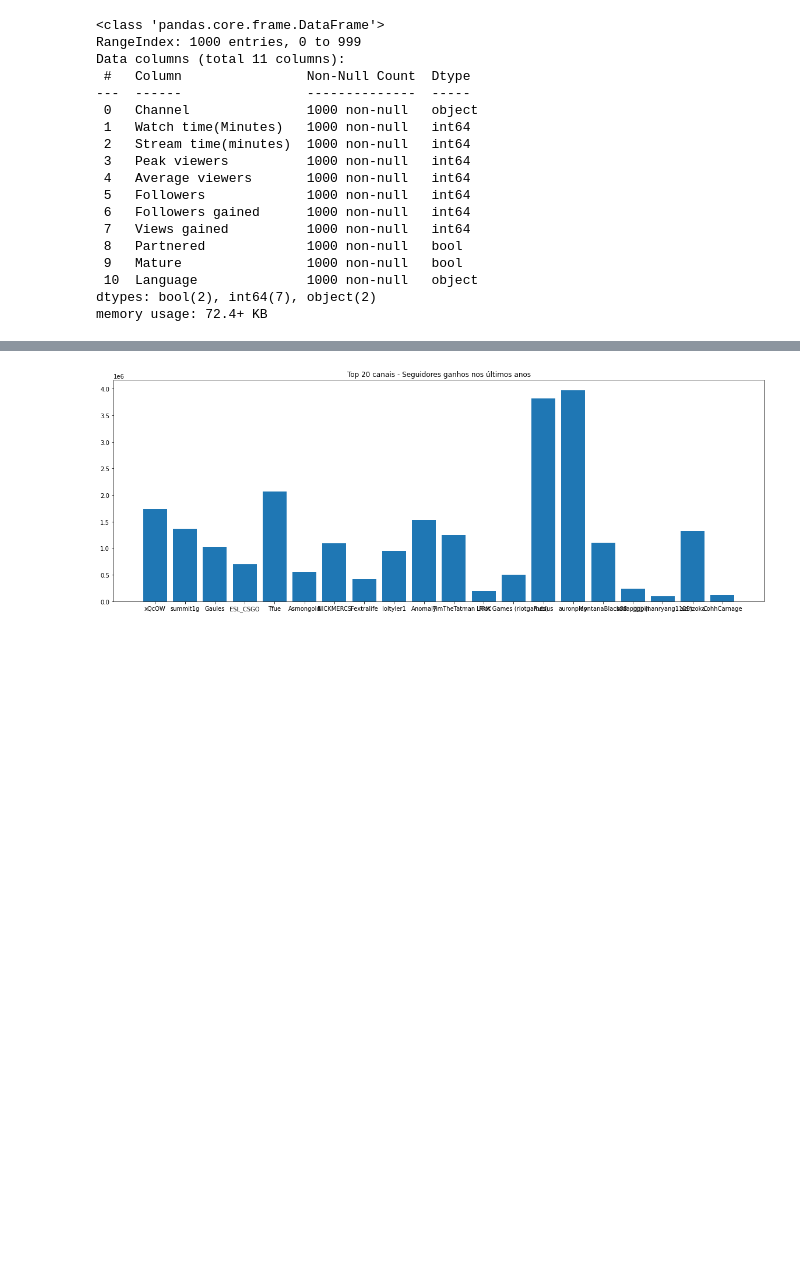
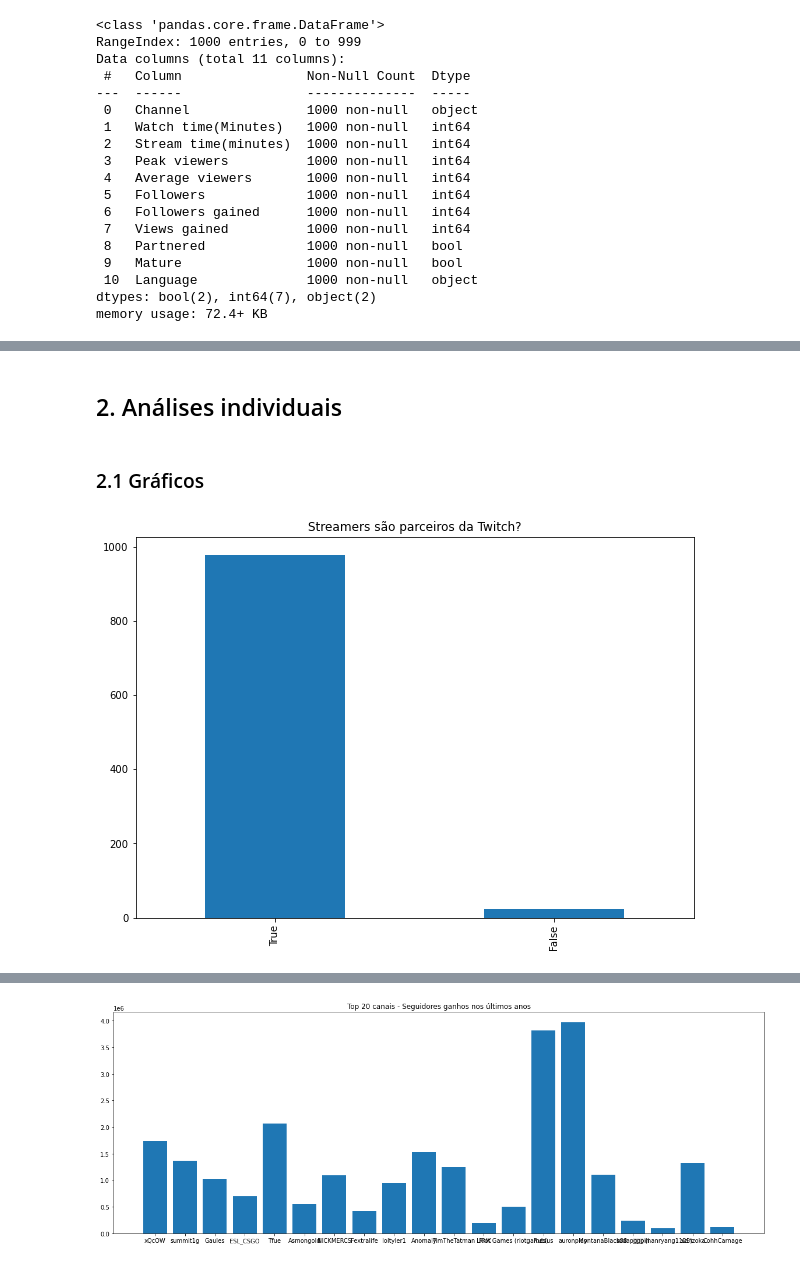
Before and after one commit to isabellazramos/data-pipeline, a Jupyter notebook: 3 - insights/analise_twitchdata.ipynb, the cells around one changed output, grey strips where cells are left out. Saved outputs shown, nothing was run; the diff lists cells and outputs as text; code cells hidden in the pictures; blank space fills up the shorter version.

```diff
--- a/3 - insights/analise_twitchdata.ipynb
+++ b/3 - insights/analise_twitchdata.ipynb
@@ -73,0 +84,11 @@ df.describe().T
+# %% [markdown]
+## 2. Análises individuais
+# %% [markdown]
+### 2.1 Gráficos
+# %%
+fig = plt.figure(figsize =(10, 7))
+fig = df['Partnered'].value_counts().plot.bar()
+fig.set_title('Streamers são parceiros da Twitch?')
+plt.show()
+# %% [output]
+[figure, added]
```
Also changed, not shown: parts of 42 cells of this notebook.
